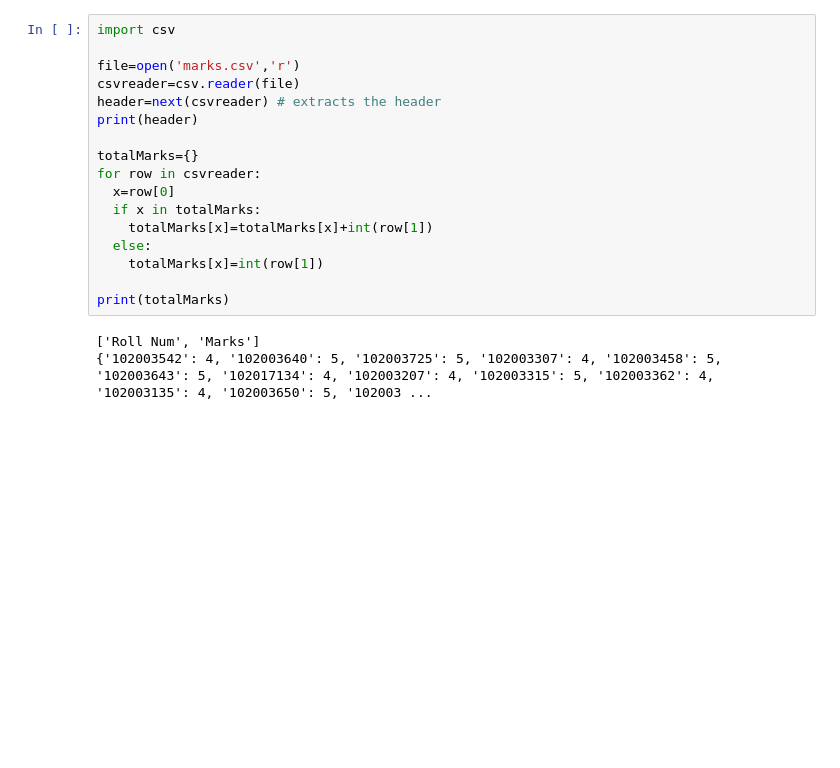
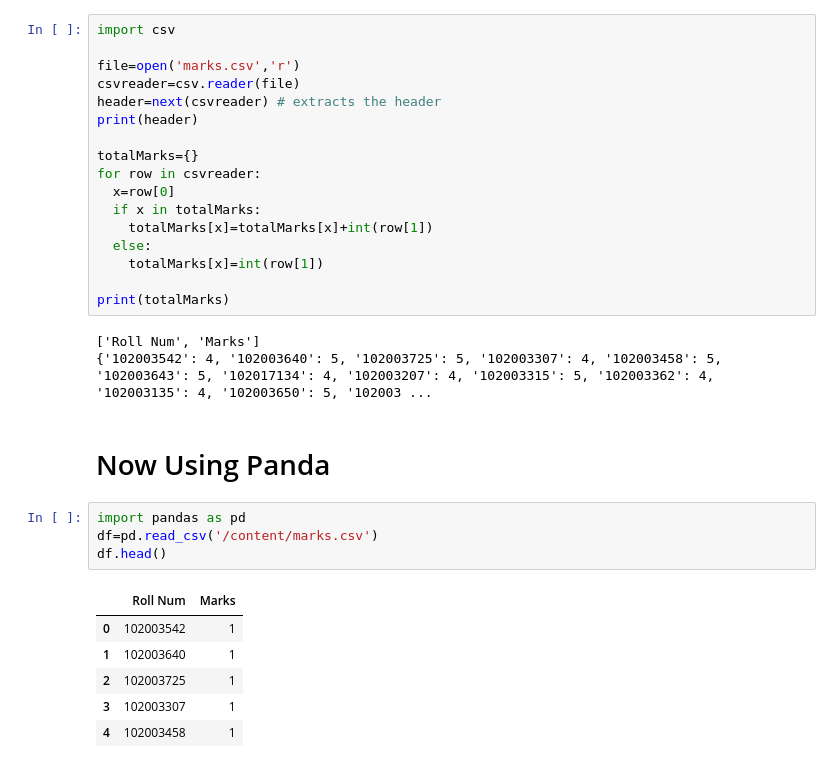
Before and after one commit to NOTGOD6000/Mini-project-Marks-adding, a Jupyter notebook: marks adding.ipynb, the cells around one changed output. Drawn from its saved outputs; the diff is of its cells as text; blank space fills up the shorter version.

```diff
--- a/marks adding.ipynb
+++ b/marks adding.ipynb
@@ -50,3 +50,16 @@ print(totalMarks)
 # %% [output]
 ['Roll Num', 'Marks']
 {'102003542': 4, '102003640': 5, '102003725': 5, '102003307': 4, '102003458': 5, '102003643': 5, '102017134': 4, '102003207': 4, '102003315': 5, '102003362': 4, '102003135': 4, '102003650': 5, '102003 ...
+# %% [markdown]
+ # Now Using Panda
+# %%
+import pandas as pd
+df=pd.read_csv('/content/marks.csv')
+df.head()
+# %% [output]
+|  | Roll Num | Marks |
+| 0 | 102003542 | 1 |
+| 1 | 102003640 | 1 |
+| 2 | 102003725 | 1 |
+| 3 | 102003307 | 1 |
+| 4 | 102003458 | 1 |
```
Also changed, not shown: parts of 4 cells of this notebook.
